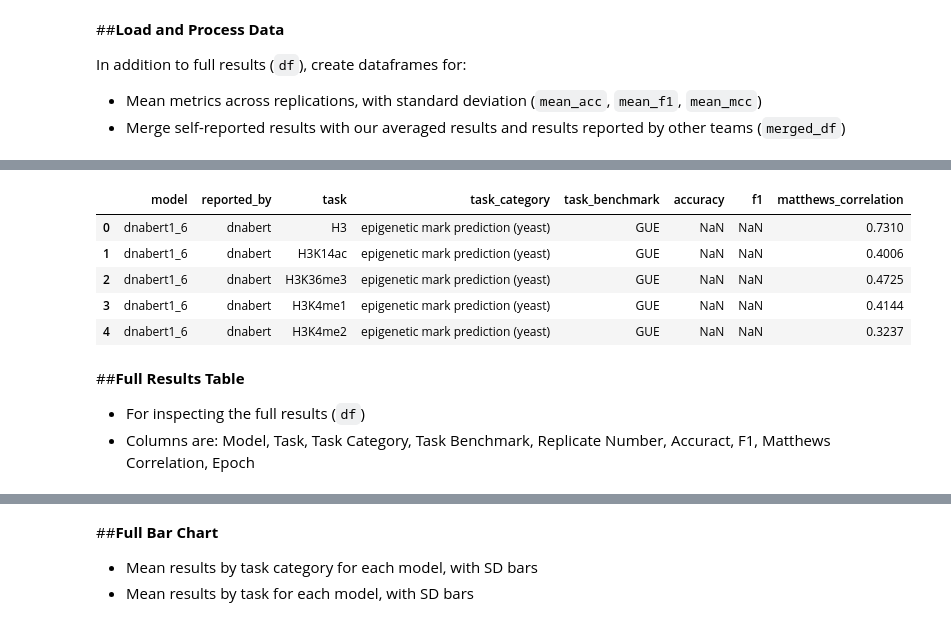
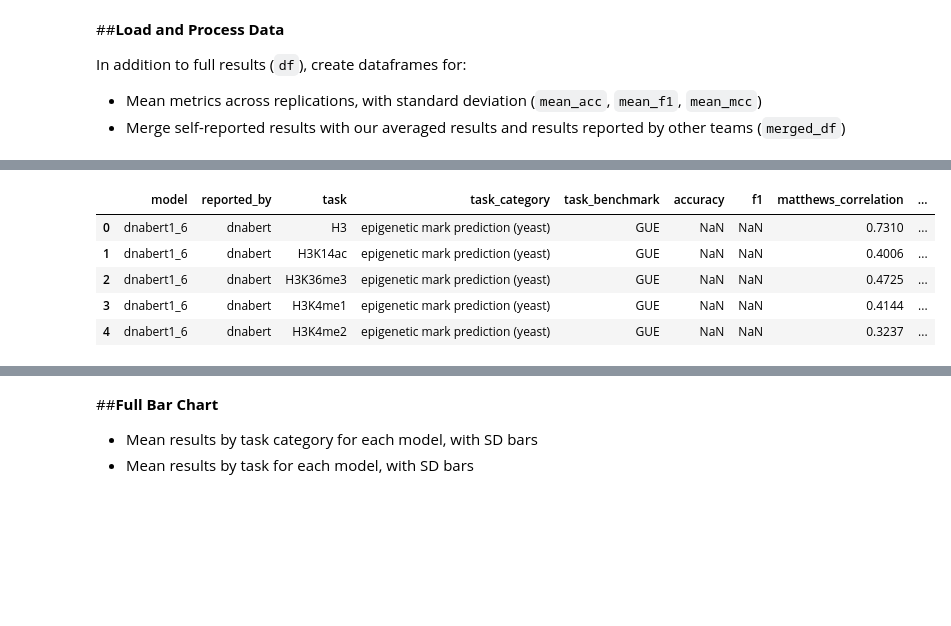
Before and after one commit to anihab/dnaTokenization, a Jupyter notebook: results.ipynb, the cells around one changed output, grey strips where cells are left out. Saved outputs shown, nothing was run; the diff lists cells and outputs as text; code cells hidden in the pictures; blank space fills up the shorter version.

```diff
--- a/results.ipynb
+++ b/results.ipynb
@@ -51,29 +46,24 @@ mean_mcc.reset_index(inplace=True)
 # %%
 # get all average metrics across number of replications
 average_metrics = df.groupby(['model', 'task', 'task_category', 'task_benchmark']).agg({
     'accuracy': 'mean',
     'f1': 'mean',
-    'matthews_correlation': 'mean'
+    'mcc': 'mean'
 }).reset_index()
 
 # get reported results
 reported = pd.read_csv('/content/drive/MyDrive/tokenization/data/finetune/reported.csv')
 reported['matthews_correlation'] = reported['matthews_correlation'] / 100
 
 # merge self-reported results with our averaged results and results reported by other teams
 ours = average_metrics
 ours['reported_by'] = 'us'
 merged_df = pd.merge(reported, ours, how='outer')
 merged_df.head()
 # %% [output]
-|  | model | reported_by | task | task_category | task_benchmark | accuracy | f1 | matthews_correlation |
-| 0 | dnabert1_6 | dnabert | H3 | epigenetic mark prediction (yeast) | GUE | NaN | NaN | 0.7310 |
-| 1 | dnabert1_6 | dnabert | H3K14ac | epigenetic mark prediction (yeast) | GUE | NaN | NaN | 0.4006 |
-| 2 | dnabert1_6 | dnabert | H3K36me3 | epigenetic mark prediction (yeast) | GUE | NaN | NaN | 0.4725 |
-| 3 | dnabert1_6 | dnabert | H3K4me1 | epigenetic mark prediction (yeast) | GUE | NaN | NaN | 0.4144 |
-| 4 | dnabert1_6 | dnabert | H3K4me2 | epigenetic mark prediction (yeast) | GUE | NaN | NaN | 0.3237 |
+|  | model | reported_by | task | task_category | task_benchmark | accuracy | f1 | matthews_correlation | ... |
+| 0 | dnabert1_6 | dnabert | H3 | epigenetic mark prediction (yeast) | GUE | NaN | NaN | 0.7310 | ... |
+| 1 | dnabert1_6 | dnabert | H3K14ac | epigenetic mark prediction (yeast) | GUE | NaN | NaN | 0.4006 | ... |
+| 2 | dnabert1_6 | dnabert | H3K36me3 | epigenetic mark prediction (yeast) | GUE | NaN | NaN | 0.4725 | ... |
+| 3 | dnabert1_6 | dnabert | H3K4me1 | epigenetic mark prediction (yeast) | GUE | NaN | NaN | 0.4144 | ... |
+| 4 | dnabert1_6 | dnabert | H3K4me2 | epigenetic mark prediction (yeast) | GUE | NaN | NaN | 0.3237 | ... |
-# %% [markdown]
-##**Full Results Table**
-
-*   For inspecting the full results (`df`)
-*   Columns are: Model, Task, Task Category, Task Benchmark, Replicate Number, Accuract, F1, Matthews Correlation, Epoch
```
Also changed, not shown: parts of 35 cells of this notebook.
